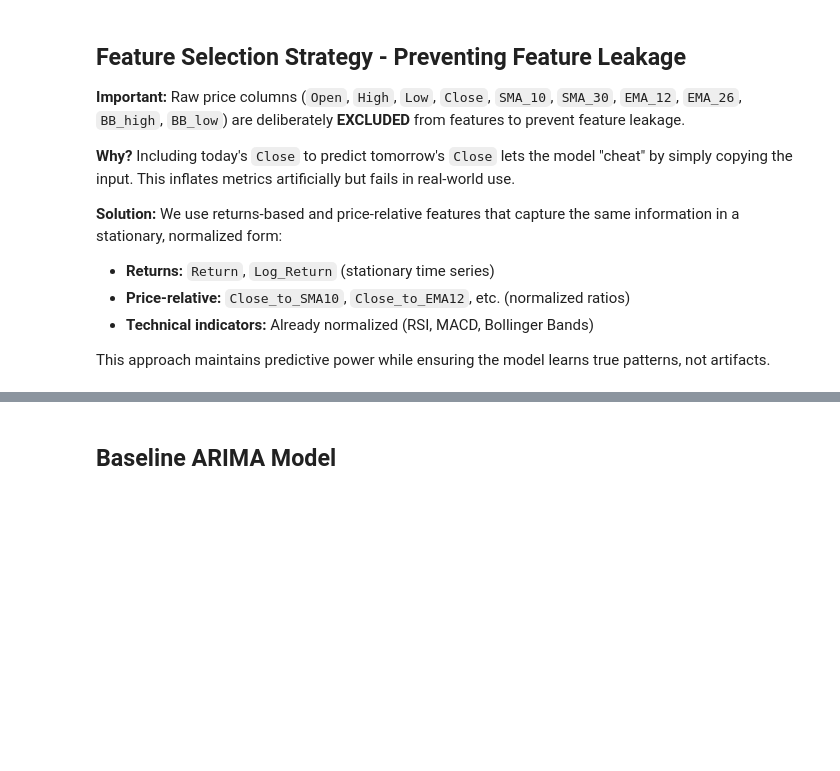
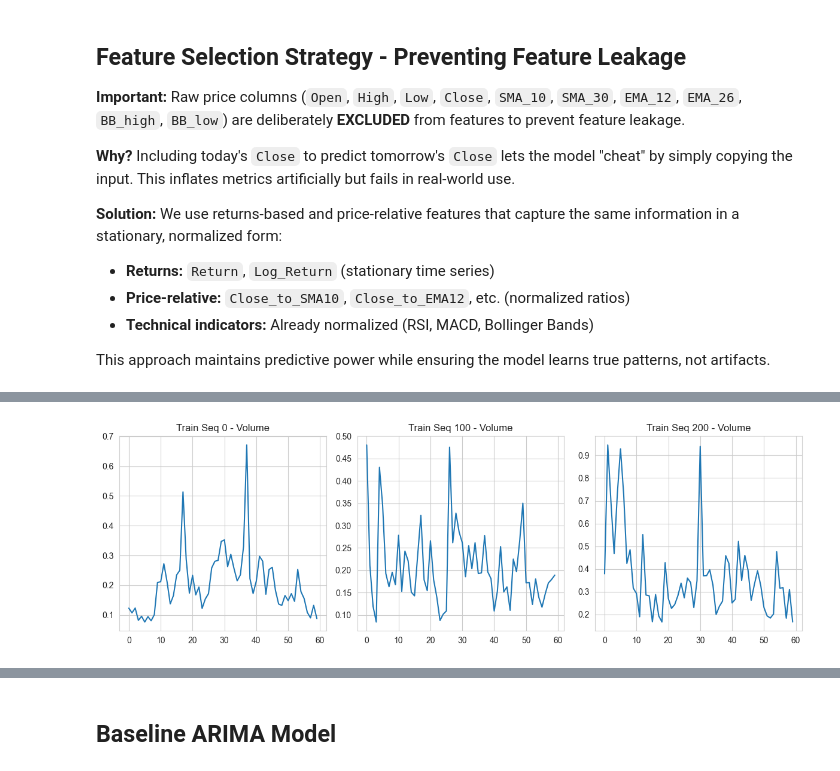
Before and after one commit to DuvanRCuero/PredictionStockModel, a Jupyter notebook: StockModelTrainBuilding.ipynb, the cells around one changed output, grey strips where cells are left out. Cells and saved outputs as stored; diff of their text form; code cells hidden in the pictures; blank space fills up the shorter version.

```diff
--- a/StockModelTrainBuilding.ipynb
+++ b/StockModelTrainBuilding.ipynb
@@ -819,16 +986,23 @@ print("Sequence data saved.")
 # %%
 # Cell 34: Quick sanity check – plot a few sequences
 plt.figure(figsize=(12, 4))
+
+# Use 'Close' if present; otherwise fall back to first available feature
+plot_feature = 'Close' if 'Close' in feature_columns else feature_columns[0]
+plot_feature_idx = feature_columns.index(plot_feature)
+
 for i in range(3):
     plt.subplot(1, 3, i+1)
-    # Plot the first feature (Close price) from a few sequences
     idx = i * 100  # spacing
     if idx < len(X_train_seq):
-        plt.plot(X_train_seq[idx, :, feature_columns.index('Close')])
-        plt.title(f'Train Seq {idx} - Close')
+        plt.plot(X_train_seq[idx, :, plot_feature_idx])
+        plt.title(f'Train Seq {idx} - {plot_feature}')
+
 plt.tight_layout()
 plt.savefig(os.path.join(PROCESSED_DATA_PATH, "sequence_samples.png"))
 plt.show()
+# %% [output]
+[figure, added]
 # %%
 # Cell 35: (Optional) Handle high-frequency MTBench data for future use
 # If MTBench data was successfully loaded and processed, we might want to downsample it to daily
```
Also changed, not shown: parts of 103 cells of this notebook.
